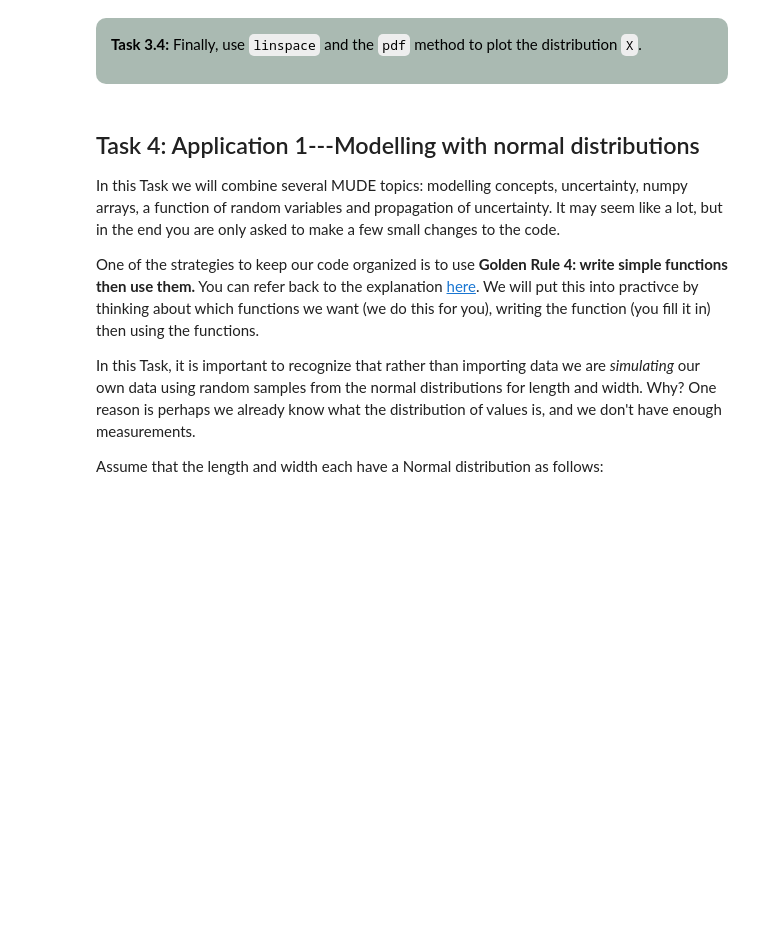
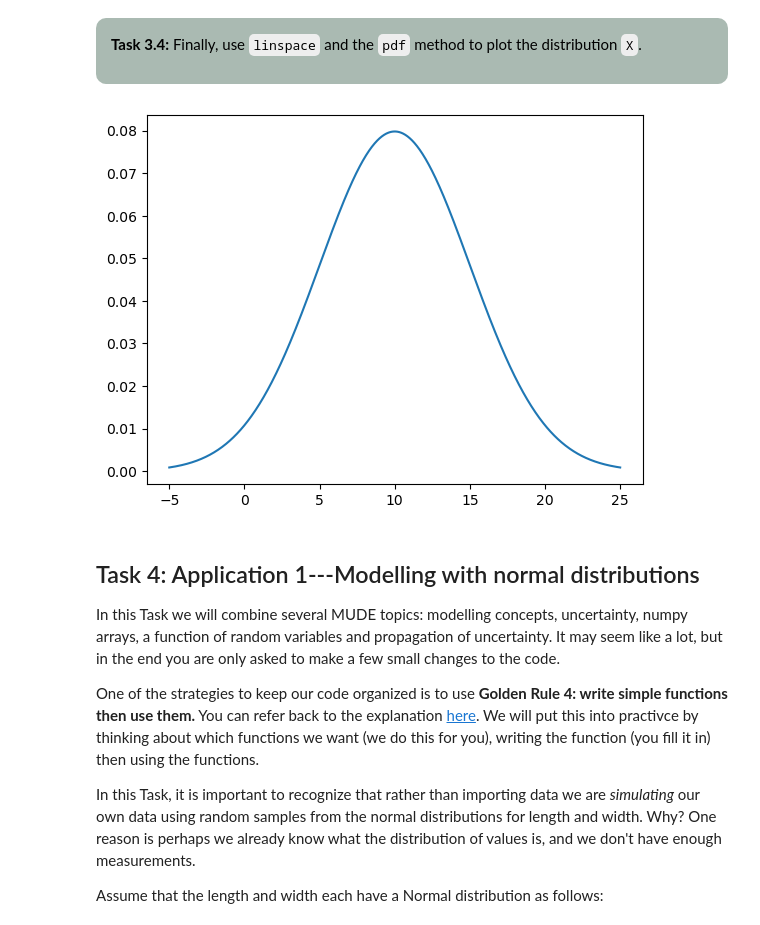
Before and after one commit to GeorgeNikolov/MUDE_PAs, a Jupyter notebook: Week_1_2/PA02_A_Random_Adventure.ipynb, the cells around one changed output. Drawn from its saved outputs; the diff is of its cells as text; code cells hidden in the pictures; blank space fills up the shorter version.

```diff
--- a/Week_1_2/PA02_A_Random_Adventure.ipynb
+++ b/Week_1_2/PA02_A_Random_Adventure.ipynb
@@ -215,9 +283,14 @@ Finally, use <code>linspace</code> and the <code>pdf</code> method to plot the d
 </p>
 </div>
 # %%
-x = YOUR_CODE_HERE
-plt.plot(YOUR_CODE_HERE)
+#define x and y values to use for CDF
+# Nice source: https://www.statology.org/normal-cdf-in-python/
+x = np.linspace(-5, 25, 1000)
+y = X.pdf(x)
+plt.plot(x,y)
 plt.show()
+# %% [output]
+[figure, added]
 # %% [markdown]
 ## Task 4: Application 1---Modelling with normal distributions
 
```
Also changed, not shown: parts of 14 cells of this notebook, 1 other file.
